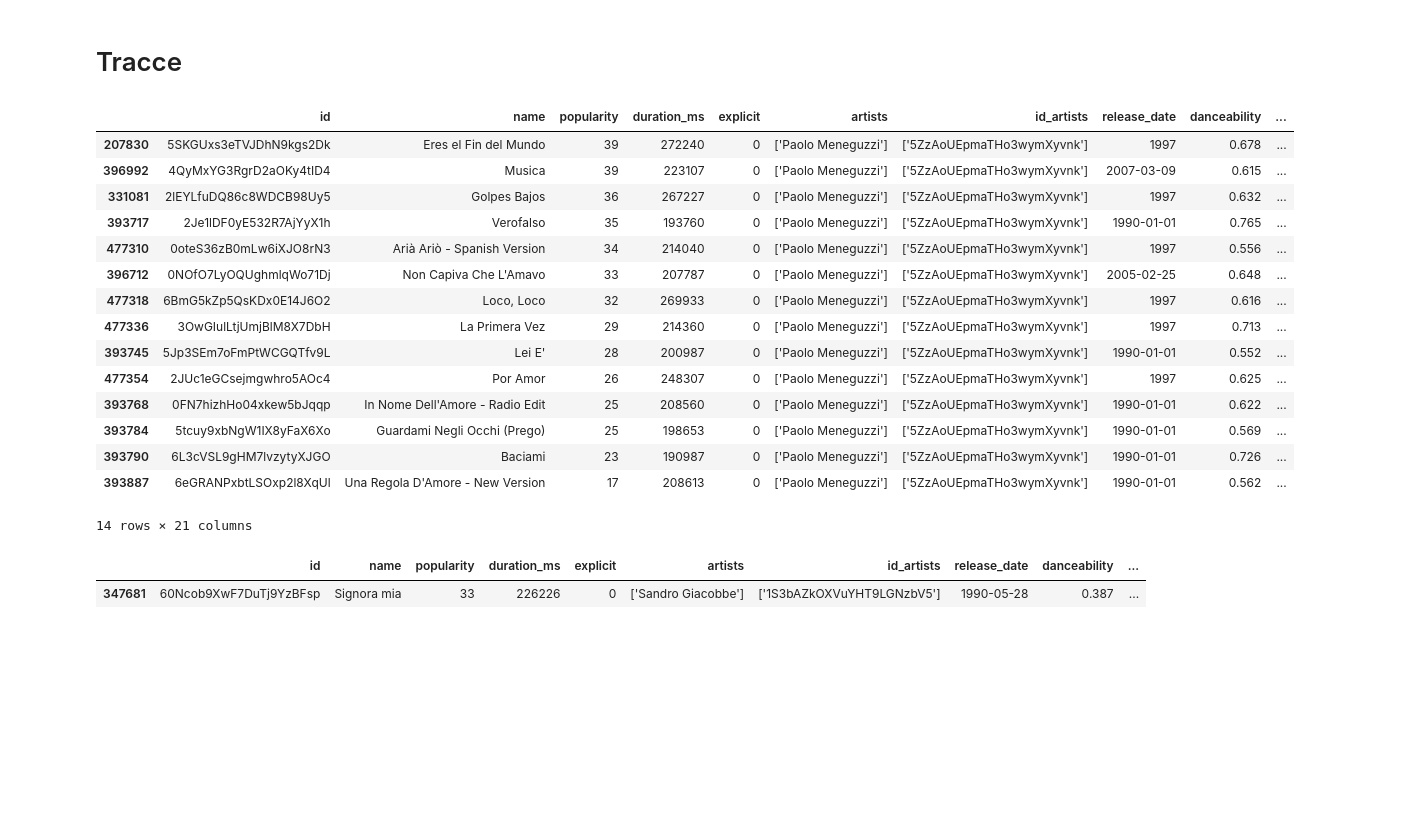
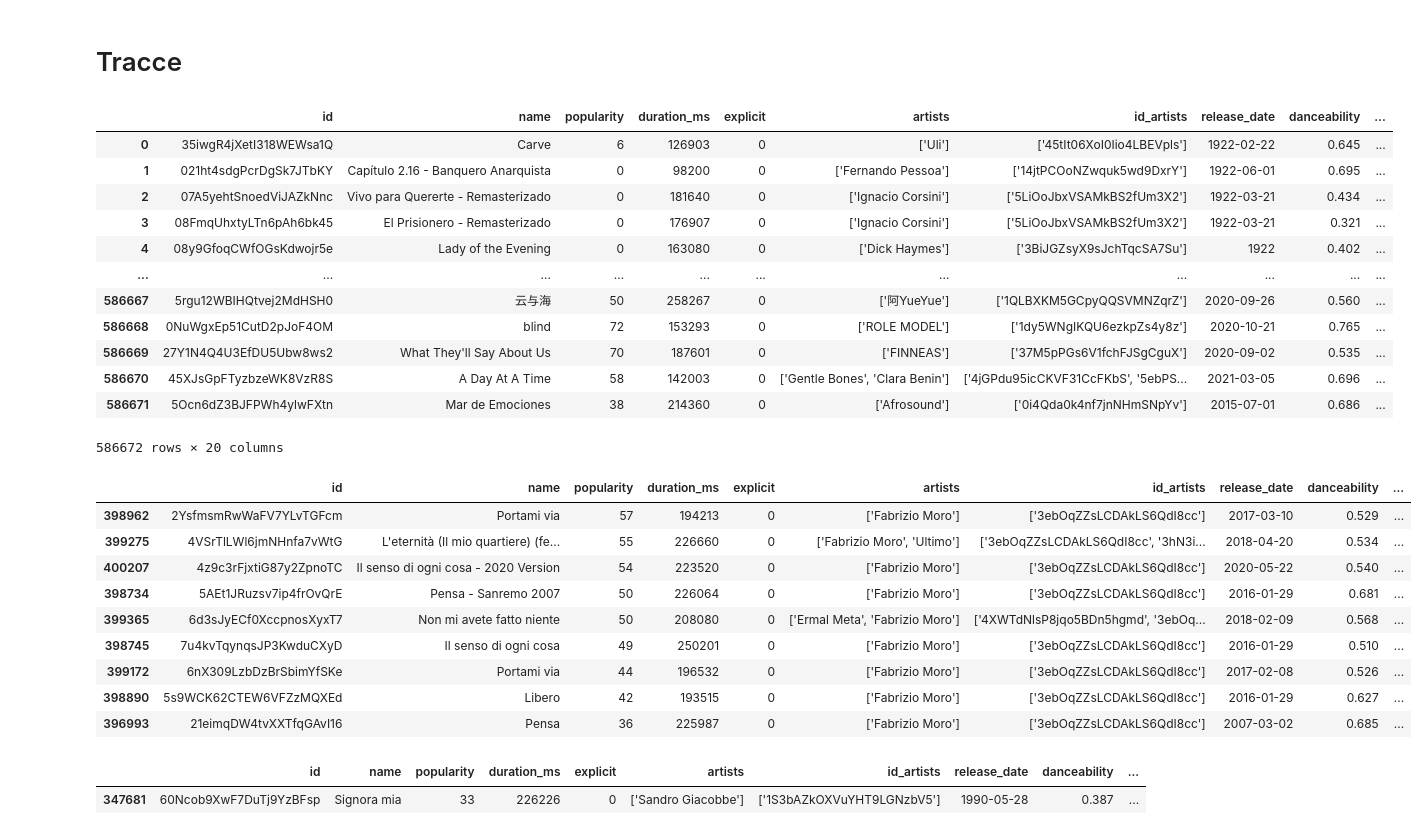
Before and after one commit to MicheleRoar/SISMA, a Jupyter notebook: notebooks/02_data_analisys.ipynb, the cells around one changed output. Cells and saved outputs as stored; diff of their text form; code cells hidden in the pictures; blank space fills up the shorter version.

```diff
--- a/notebooks/02_data_analisys.ipynb
+++ b/notebooks/02_data_analisys.ipynb
@@ -153,26 +159,36 @@ artists[artists.genres.str.contains("italian adult pop")].sort_values(by="popula
 # %% [markdown]
 # Tracce
 # %%
-tracks = pd.read_csv("./data/archive/tracks.csv")
+tracks = pd.read_csv("../data/archive/tracks.csv")
+# %%
+tracks
+# %% [output]
+|  | id | name | popularity | duration_ms | explicit | artists | id_artists | release_date | danceability | ... |
+| 0 | 35iwgR4jXetI318WEWsa1Q | Carve | 6 | 126903 | 0 | ['Uli'] | ['45tIt06XoI0Iio4LBEVpls'] | 1922-02-22 | 0.645 | ... |
+| 1 | 021ht4sdgPcrDgSk7JTbKY | Capítulo 2.16 - Banquero Anarquista | 0 | 98200 | 0 | ['Fernando Pessoa'] | ['14jtPCOoNZwquk5wd9DxrY'] | 1922-06-01 | 0.695 | ... |
+| 2 | 07A5yehtSnoedViJAZkNnc | Vivo para Quererte - Remasterizado | 0 | 181640 | 0 | ['Ignacio Corsini'] | ['5LiOoJbxVSAMkBS2fUm3X2'] | 1922-03-21 | 0.434 | ... |
+| 3 | 08FmqUhxtyLTn6pAh6bk45 | El Prisionero - Remasterizado | 0 | 176907 | 0 | ['Ignacio Corsini'] | ['5LiOoJbxVSAMkBS2fUm3X2'] | 1922-03-21 | 0.321 | ... |
+| 4 | 08y9GfoqCWfOGsKdwojr5e | Lady of the Evening | 0 | 163080 | 0 | ['Dick Haymes'] | ['3BiJGZsyX9sJchTqcSA7Su'] | 1922 | 0.402 | ... |
+| ... | ... | ... | ... | ... | ... | ... | ... | ... | ... | ... |
+| 586667 | 5rgu12WBIHQtvej2MdHSH0 | 云与海 | 50 | 258267 | 0 | ['阿YueYue'] | ['1QLBXKM5GCpyQQSVMNZqrZ'] | 2020-09-26 | 0.560 | ... |
+| 586668 | 0NuWgxEp51CutD2pJoF4OM | blind | 72 | 153293 | 0 | ['ROLE MODEL'] | ['1dy5WNgIKQU6ezkpZs4y8z'] | 2020-10-21 | 0.765 | ... |
+| 586669 | 27Y1N4Q4U3EfDU5Ubw8ws2 | What They'll Say About Us | 70 | 187601 | 0 | ['FINNEAS'] | ['37M5pPGs6V1fchFJSgCguX'] | 2020-09-02 | 0.535 | ... |
+| 586670 | 45XJsGpFTyzbzeWK8VzR8S | A Day At A Time | 58 | 142003 | 0 | ['Gentle Bones', 'Clara Benin'] | ['4jGPdu95icCKVF31CcFKbS', '5ebPS... | 2021-03-05 | 0.696 | ... |
+| 586671 | 5Ocn6dZ3BJFPWh4ylwFXtn | Mar de Emociones | 38 | 214360 | 0 | ['Afrosound'] | ['0i4Qda0k4nf7jnNHmSNpYv'] | 2015-07-01 | 0.686 | ... |
+586672 rows × 20 columns
 # %%
-tracks[tracks.artists.str.contains("Paolo Meneguzzi")].sort_values(by = "popularity", ascending = False).head(20)
+tracks[tracks.artists.str.contains("Fabrizio Moro")].sort_values(by = "popularity", ascending = False).head(20)
 # %% [output]
 |  | id | name | popularity | duration_ms | explicit | artists | id_artists | release_date | danceability | ... |
-| 207830 | 5SKGUxs3eTVJDhN9kgs2Dk | Eres el Fin del Mundo | 39 | 272240 | 0 | ['Paolo Meneguzzi'] | ['5ZzAoUEpmaTHo3wymXyvnk'] | 1997 | 0.678 | ... |
-| 396992 | 4QyMxYG3RgrD2aOKy4tID4 | Musica | 39 | 223107 | 0 | ['Paolo Meneguzzi'] | ['5ZzAoUEpmaTHo3wymXyvnk'] | 2007-03-09 | 0.615 | ... |
-| 331081 | 2lEYLfuDQ86c8WDCB98Uy5 | Golpes Bajos | 36 | 267227 | 0 | ['Paolo Meneguzzi'] | ['5ZzAoUEpmaTHo3wymXyvnk'] | 1997 | 0.632 | ... |
-| 393717 | 2Je1lDF0yE532R7AjYyX1h | Verofalso | 35 | 193760 | 0 | ['Paolo Meneguzzi'] | ['5ZzAoUEpmaTHo3wymXyvnk'] | 1990-01-01 | 0.765 | ... |
-| 477310 | 0oteS36zB0mLw6iXJO8rN3 | Arià Ariò - Spanish Version | 34 | 214040 | 0 | ['Paolo Meneguzzi'] | ['5ZzAoUEpmaTHo3wymXyvnk'] | 1997 | 0.556 | ... |
-| 396712 | 0NOfO7LyOQUghmlqWo71Dj | Non Capiva Che L'Amavo | 33 | 207787 | 0 | ['Paolo Meneguzzi'] | ['5ZzAoUEpmaTHo3wymXyvnk'] | 2005-02-25 | 0.648 | ... |
-| 477318 | 6BmG5kZp5QsKDx0E14J6O2 | Loco, Loco | 32 | 269933 | 0 | ['Paolo Meneguzzi'] | ['5ZzAoUEpmaTHo3wymXyvnk'] | 1997 | 0.616 | ... |
-| 477336 | 3OwGIulLtjUmjBlM8X7DbH | La Primera Vez | 29 | 214360 | 0 | ['Paolo Meneguzzi'] | ['5ZzAoUEpmaTHo3wymXyvnk'] | 1997 | 0.713 | ... |
-| 393745 | 5Jp3SEm7oFmPtWCGQTfv9L | Lei E' | 28 | 200987 | 0 | ['Paolo Meneguzzi'] | ['5ZzAoUEpmaTHo3wymXyvnk'] | 1990-01-01 | 0.552 | ... |
-| 477354 | 2JUc1eGCsejmgwhro5AOc4 | Por Amor | 26 | 248307 | 0 | ['Paolo Meneguzzi'] | ['5ZzAoUEpmaTHo3wymXyvnk'] | 1997 | 0.625 | ... |
-| 393768 | 0FN7hizhHo04xkew5bJqqp | In Nome Dell'Amore - Radio Edit | 25 | 208560 | 0 | ['Paolo Meneguzzi'] | ['5ZzAoUEpmaTHo3wymXyvnk'] | 1990-01-01 | 0.622 | ... |
-| 393784 | 5tcuy9xbNgW1IX8yFaX6Xo | Guardami Negli Occhi (Prego) | 25 | 198653 | 0 | ['Paolo Meneguzzi'] | ['5ZzAoUEpmaTHo3wymXyvnk'] | 1990-01-01 | 0.569 | ... |
-| 393790 | 6L3cVSL9gHM7lvzytyXJGO | Baciami | 23 | 190987 | 0 | ['Paolo Meneguzzi'] | ['5ZzAoUEpmaTHo3wymXyvnk'] | 1990-01-01 | 0.726 | ... |
-| 393887 | 6eGRANPxbtLSOxp2l8XqUl | Una Regola D'Amore - New Version | 17 | 208613 | 0 | ['Paolo Meneguzzi'] | ['5ZzAoUEpmaTHo3wymXyvnk'] | 1990-01-01 | 0.562 | ... |
+| 398962 | 2YsfmsmRwWaFV7YLvTGFcm | Portami via | 57 | 194213 | 0 | ['Fabrizio Moro'] | ['3ebOqZZsLCDAkLS6QdI8cc'] | 2017-03-10 | 0.529 | ... |
+| 399275 | 4VSrTlLWl6jmNHnfa7vWtG | L'eternità (Il mio quartiere) (fe... | 55 | 226660 | 0 | ['Fabrizio Moro', 'Ultimo'] | ['3ebOqZZsLCDAkLS6QdI8cc', '3hN3i... | 2018-04-20 | 0.534 | ... |
+| 400207 | 4z9c3rFjxtiG87y2ZpnoTC | Il senso di ogni cosa - 2020 Version | 54 | 223520 | 0 | ['Fabrizio Moro'] | ['3ebOqZZsLCDAkLS6QdI8cc'] | 2020-05-22 | 0.540 | ... |
+| 398734 | 5AEt1JRuzsv7ip4frOvQrE | Pensa - Sanremo 2007 | 50 | 226064 | 0 | ['Fabrizio Moro'] | ['3ebOqZZsLCDAkLS6QdI8cc'] | 2016-01-29 | 0.681 | ... |
+| 399365 | 6d3sJyECf0XccpnosXyxT7 | Non mi avete fatto niente | 50 | 208080 | 0 | ['Ermal Meta', 'Fabrizio Moro'] | ['4XWTdNlsP8jqo5BDn5hgmd', '3ebOq... | 2018-02-09 | 0.568 | ... |
+| 398745 | 7u4kvTqynqsJP3KwduCXyD | Il senso di ogni cosa | 49 | 250201 | 0 | ['Fabrizio Moro'] | ['3ebOqZZsLCDAkLS6QdI8cc'] | 2016-01-29 | 0.510 | ... |
+| 399172 | 6nX309LzbDzBrSbimYfSKe | Portami via | 44 | 196532 | 0 | ['Fabrizio Moro'] | ['3ebOqZZsLCDAkLS6QdI8cc'] | 2017-02-08 | 0.526 | ... |
+| 398890 | 5s9WCK62CTEW6VFZzMQXEd | Libero | 42 | 193515 | 0 | ['Fabrizio Moro'] | ['3ebOqZZsLCDAkLS6QdI8cc'] | 2016-01-29 | 0.627 | ... |
+| 396993 | 21eimqDW4tvXXTfqGAvI16 | Pensa | 36 | 225987 | 0 | ['Fabrizio Moro'] | ['3ebOqZZsLCDAkLS6QdI8cc'] | 2007-03-02 | 0.685 | ... |
-14 rows × 21 columns
 # %%
 tracks[tracks.name =="Signora mia"]
 # %% [output]
```
Also changed, not shown: parts of 3 cells of this notebook, 6 other files.
